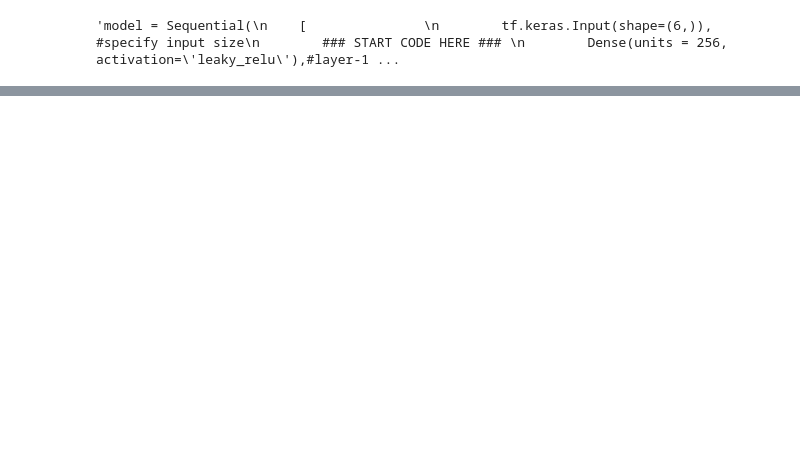
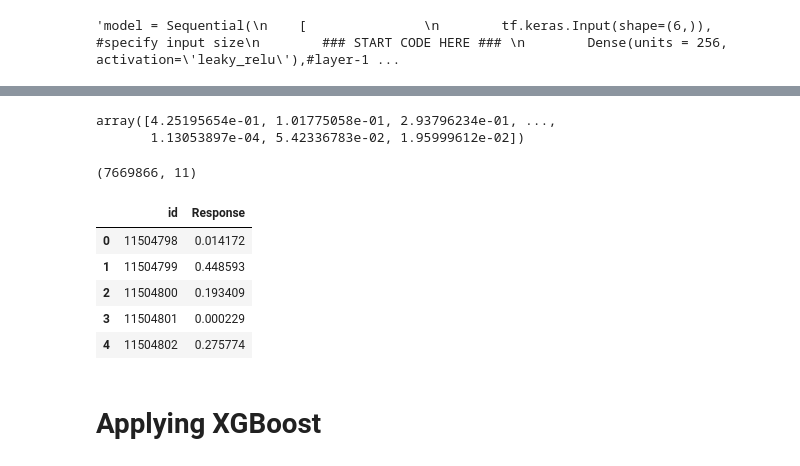
Before and after one commit to AbdelrahmanAshraf318/Kaggle-Competitions-, a Jupyter notebook: Binary Classification of Insurance Cross Selling/nn-xgboost.ipynb, the cells around one changed output, grey strips where cells are left out. Drawn from its saved outputs; the diff is of its cells as text; code cells hidden in the pictures; blank space fills up the shorter version.

```diff
--- a/Binary Classification of Insurance Cross Selling/nn-xgboost.ipynb
+++ b/Binary Classification of Insurance Cross Selling/nn-xgboost.ipynb
@@ -462,0 +458,22 @@ submit[['id', 'Response']].to_csv('./kaggle/working/neural_network.csv', index=F
+# %%
+params = {
+    'objective': 'binary',
+    'metric': 'auc',
+    'boosting_type': 'gbdt',
+    'num_leaves': 64,
+    'learning_rate': 0.075,
+    'feature_fraction': 0.8,
+    'bagging_fraction': 0.8,
+    'bagging_freq': 5,
+    'lambda_l1': 0.1,
+    'lambda_l2': 0.1,
+    'max_depth': 10
+}
+
+bst = lgb.train(
+    params,
+    train_data,
+    num_boost_round=1308,             # Increased boost rounds
+    valid_sets=[test_data],
+    callbacks=[lgb.early_stopping(stopping_rounds=20), lgb.log_evaluation(50)]
+)
@@ -462,0 +504,28 @@ submit[['id', 'Response']].to_csv('./kaggle/working/neural_network.csv', index=F
+# %%
+y_pred_prob
+# %% [output]
+array([4.25195654e-01, 1.01775058e-01, 2.93796234e-01, ...,
+       1.13053897e-04, 5.42336783e-02, 1.95999612e-02])
+# %%
+insurance_data_test.shape
+# %% [output]
+(7669866, 11)
+# %%
+X_test = insurance_data_test.iloc[::]
+# %%
+prediction = bst.predict(X_test)
+# %%
+submit = pd.read_csv('./kaggle/sample_submission/sample_submission.csv')
+submit.Response = prediction[::]
+submit[['id', 'Response']].to_csv('./kaggle/working/lightgbm.csv', index=False)
+# %%
+submit.head()
+# %% [output]
+|  | id | Response |
+| 0 | 11504798 | 0.014172 |
+| 1 | 11504799 | 0.448593 |
+| 2 | 11504800 | 0.193409 |
+| 3 | 11504801 | 0.000229 |
+| 4 | 11504802 | 0.275774 |
+# %% [markdown]
+# Applying XGBoost
```
Also changed, not shown: parts of 73 cells of this notebook.
